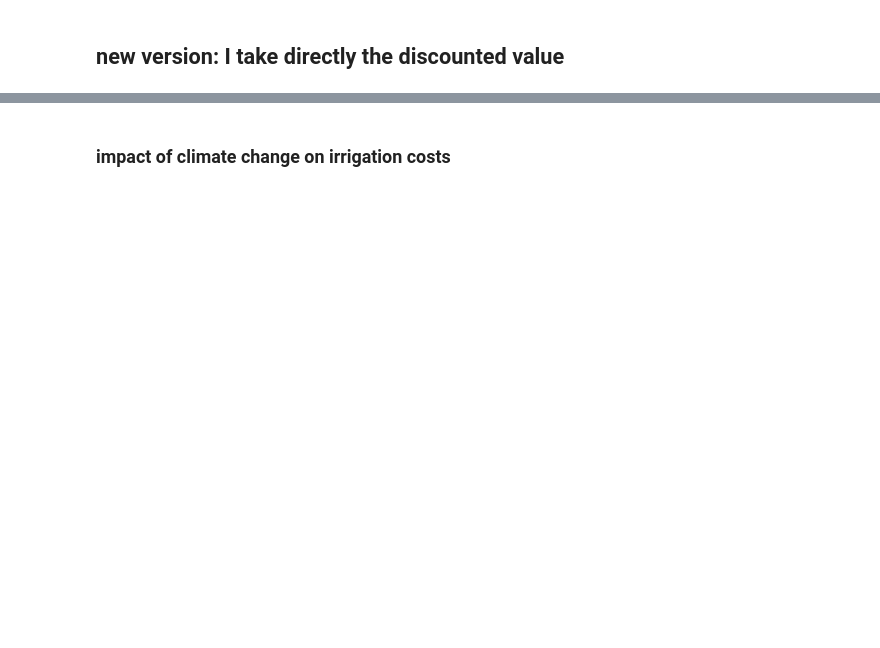
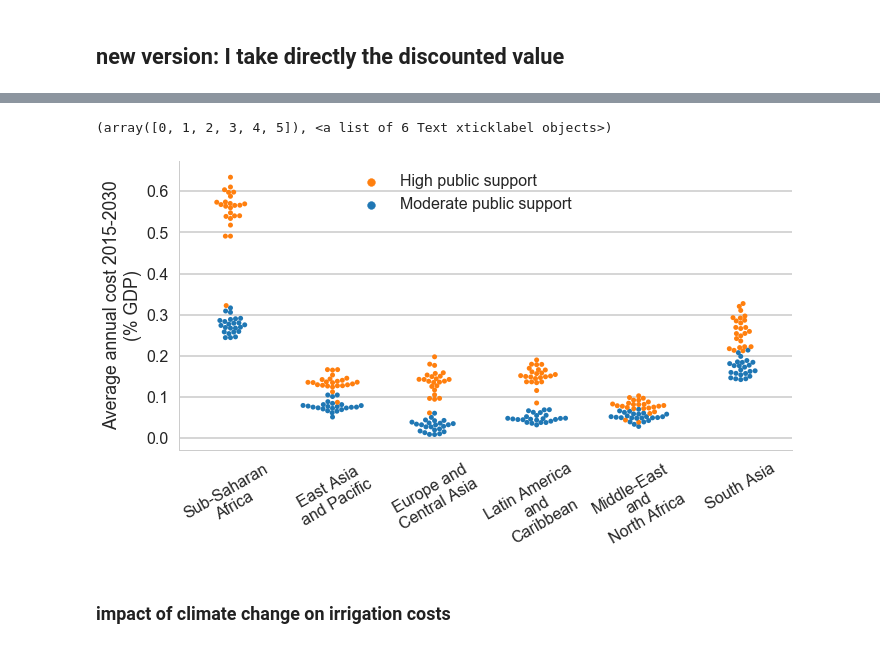
Before and after one commit to julierozenberg/infra_needs_analyses, a Jupyter notebook: iiasa_irrigation.ipynb, the cells around one changed output, grey strips where cells are left out. Drawn from its saved outputs; the diff is of its cells as text; code cells hidden in the pictures; blank space fills up the shorter version.

```diff
--- a/iiasa_irrigation.ipynb
+++ b/iiasa_irrigation.ipynb
@@ -197,3 +320,36 @@ toplot.loc[(toplot.InvestmentType=="ZeroInvest")&(toplot.percent2>0.1),:]
+# %%
+toplot = costs_region_over_gdp.drop(['Region AFR MaxInvest',\
+       'Region EAP MaxInvest', 'Region ECA MaxInvest',\
+       'Region LCR MaxInvest', 'Region MNA MaxInvest',\
+       'Region SAR MaxInvest'],level="Sensitivity").drop("ZeroInvest",level="InvestmentType")
+toplot = toplot.unstack("Item").drop(["TOT",'DEPRECIATION'],axis=1).sum(axis=1)
+toplot = toplot.reset_index().rename(columns={0:"percent2"})
+toplot = toplot.loc[(toplot.Year==2030),:]
+
+#toplot['InvestmentType'] = toplot.InvestmentType.rename({"Invest":"Medium investment"})
+
+toplot['percent2'] = 100*toplot['percent2']
+
+toplot["InvestmentType"] = toplot["InvestmentType"].replace({"Invest":"Moderate public support","MaxInvest":"High public support"})
+
+toplot['Region'] = toplot.Region.replace({"EAP":"East Asia\nand Pacific",
+                                             "ECA":"Europe and\nCentral Asia",
+                                             "LCR":"Latin America\nand\nCaribbean",
+                                             "MNA":"Middle-East\nand\nNorth Africa",
+                                             "SAR":"South Asia",
+                                             "AFR":"Sub-Saharan\nAfrica",
+                                             "YHI":"High income"})
+
+g = sns.factorplot(x='Region',y='percent2', hue= 'InvestmentType', data=toplot, kind="swarm",\
+                   dodge=False, size=6, aspect=1.7,\
+                  legend=False)#,join=False, ci="sd")
+
+g.set_axis_labels("", "Average annual cost 2015-2030\n(% GDP)")
+g.add_legend(title="",bbox_to_anchor=(0.5, 0.85), borderaxespad=0.)
+plt.xticks(rotation=30)
+# %% [output]
+(array([0, 1, 2, 3, 4, 5]), <a list of 6 Text xticklabel objects>)
+[figure, added]
 # %% [markdown]
 ### impact of climate change on irrigation costs
 # %%
```
Also changed, not shown: parts of 72 cells of this notebook.
